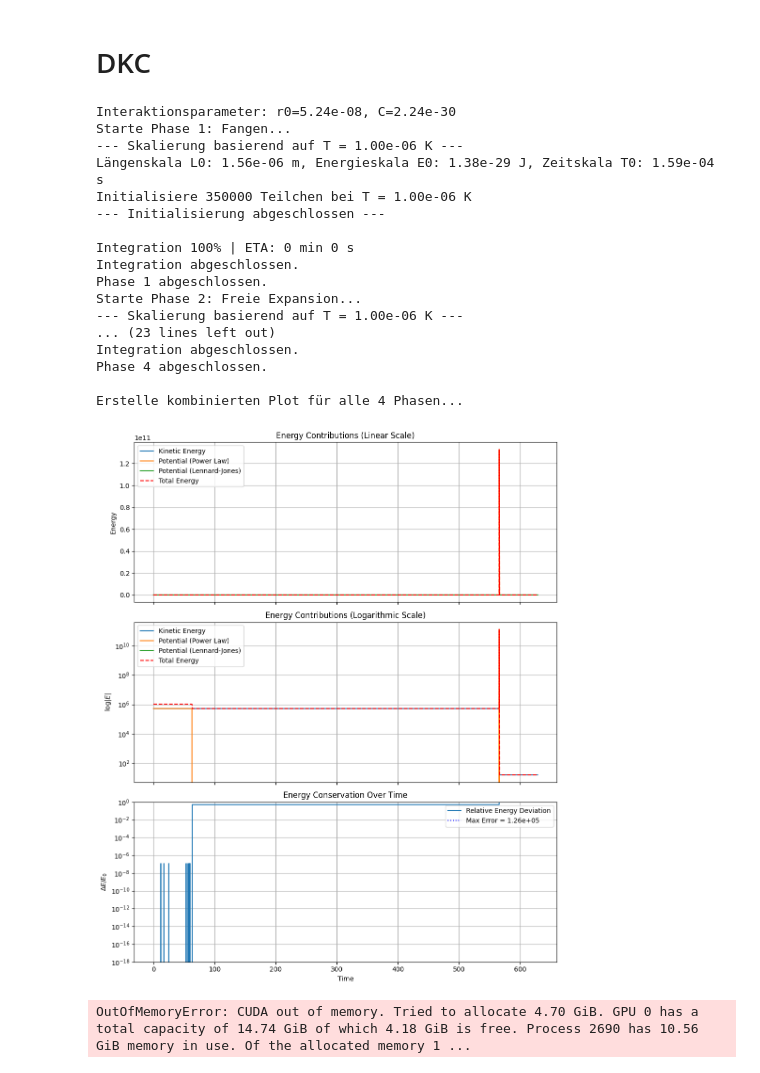
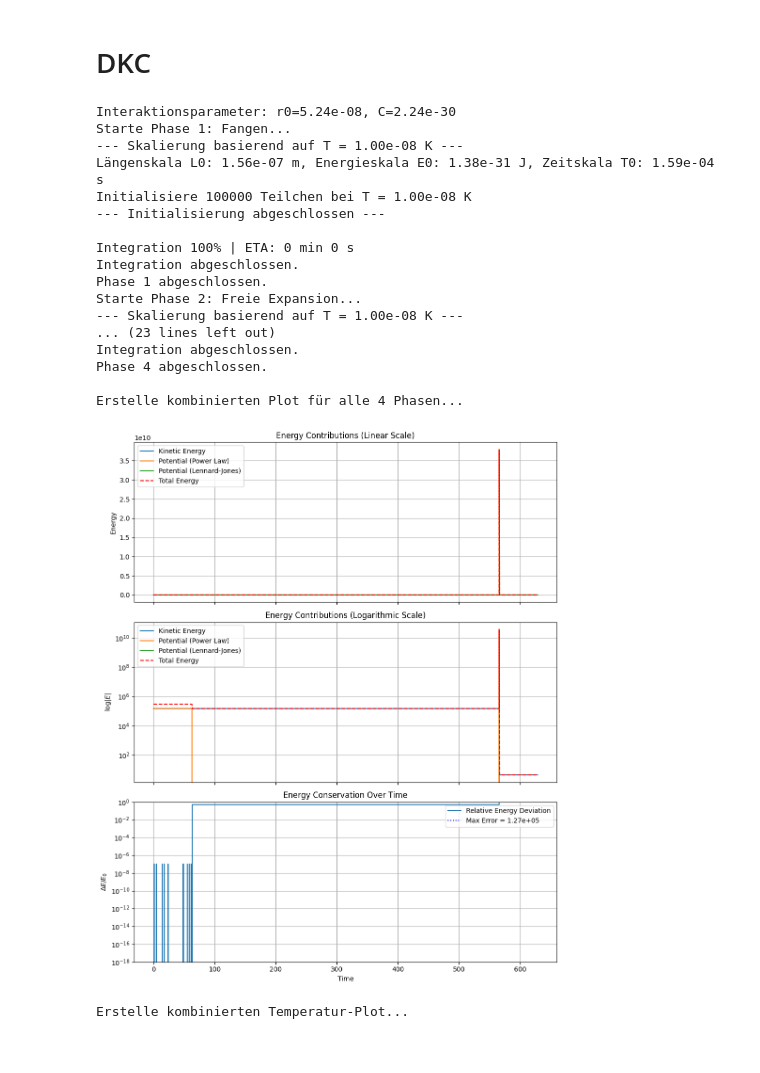
Before and after one commit to christpaul94/MastersThesis_PaulChrist, a Jupyter notebook: TrappedAtomsSimulation_DeltaKickCooling_HarmonicPotential.ipynb, the cells around one changed output. Saved outputs shown, nothing was run; the diff lists cells and outputs as text; code cells hidden in the pictures.

```diff
--- a/TrappedAtomsSimulation_DeltaKickCooling_HarmonicPotential.ipynb
+++ b/TrappedAtomsSimulation_DeltaKickCooling_HarmonicPotential.ipynb
@@ -32,8 +32,8 @@ trap_frequencies_Hz = (1000.0, 1000.0, 1000.0)
 # --- PARAMETER ---
 timestep_s = 1e-4
 substeps = 100
-n_particles = 50000
-T = 1e-6
+n_particles = 100000
+T = 1e-8
 
 # --- Simulationszeiten ---
 simulation_time_s__phase1 = 0.01  # 10 ms (Fangen)
@@ -213,36 +213,36 @@ print("\nErstelle kombinierten Temperatur-Plot...")
 
 # Wir holen T_ref und T0_s aus den Parametern von Phase 1
 T0_s_scaling = initial_state_params_phase1['T0_s']
 
 plot_temperature_evolution(
     results_dict=combined_results_for_temp_plot,
     n_particles=n_particles,
     T_ref=T,
     T0_s=initial_state_params_phase1['T0_s']
 )
 plot_temperature_evolution(
     results_dict=res4,
     n_particles=n_particles,
     T_ref=T,
     T0_s=initial_state_params_phase1['T0_s']
 )
 # %% [output]
 Interaktionsparameter: r0=5.24e-08, C=2.24e-30
 Starte Phase 1: Fangen...
---- Skalierung basierend auf T = 1.00e-06 K ---
-Längenskala L0: 1.56e-06 m, Energieskala E0: 1.38e-29 J, Zeitskala T0: 1.59e-04 s
-Initialisiere 350000 Teilchen bei T = 1.00e-06 K
+--- Skalierung basierend auf T = 1.00e-08 K ---
+Längenskala L0: 1.56e-07 m, Energieskala E0: 1.38e-31 J, Zeitskala T0: 1.59e-04 s
+Initialisiere 100000 Teilchen bei T = 1.00e-08 K
 --- Initialisierung abgeschlossen ---
 
 Integration 100% | ETA: 0 min 0 s
 Integration abgeschlossen.
 Phase 1 abgeschlossen.
 Starte Phase 2: Freie Expansion...
---- Skalierung basierend auf T = 1.00e-06 K ---
+--- Skalierung basierend auf T = 1.00e-08 K ---
 ... (23 lines left out)
 Integration abgeschlossen.
 Phase 4 abgeschlossen.
 
 Erstelle kombinierten Plot für alle 4 Phasen...
-[figure, old version]
+[figure, new version]
-OutOfMemoryError: CUDA out of memory. Tried to allocate 4.70 GiB. GPU 0 has a total capacity of 14.74 GiB of which 4.18 GiB is free. Process 2690 has 10.56 GiB memory in use. Of the allocated memory 1 ...
+Erstelle kombinierten Temperatur-Plot...
```
Also changed, not shown: parts of 5 cells of this notebook.
